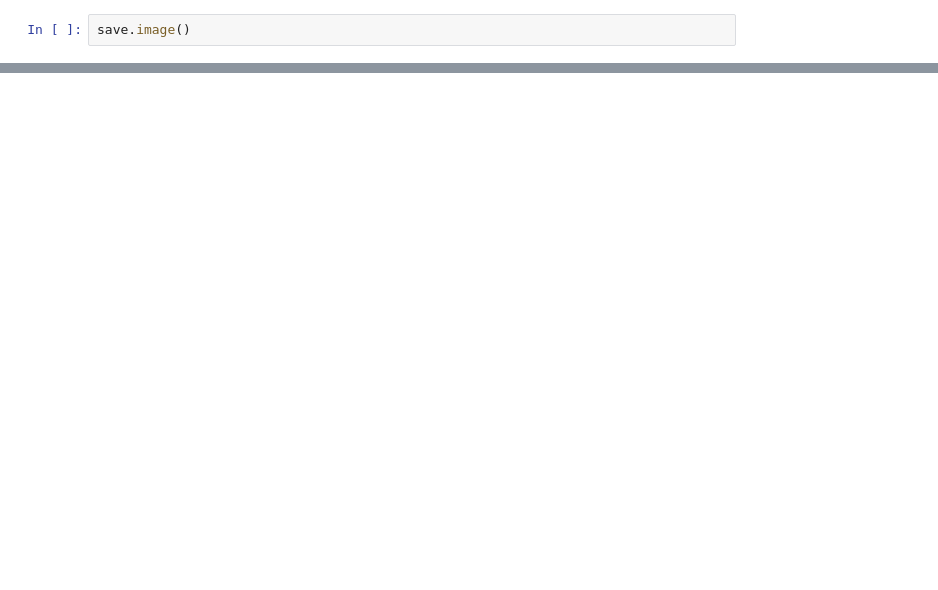
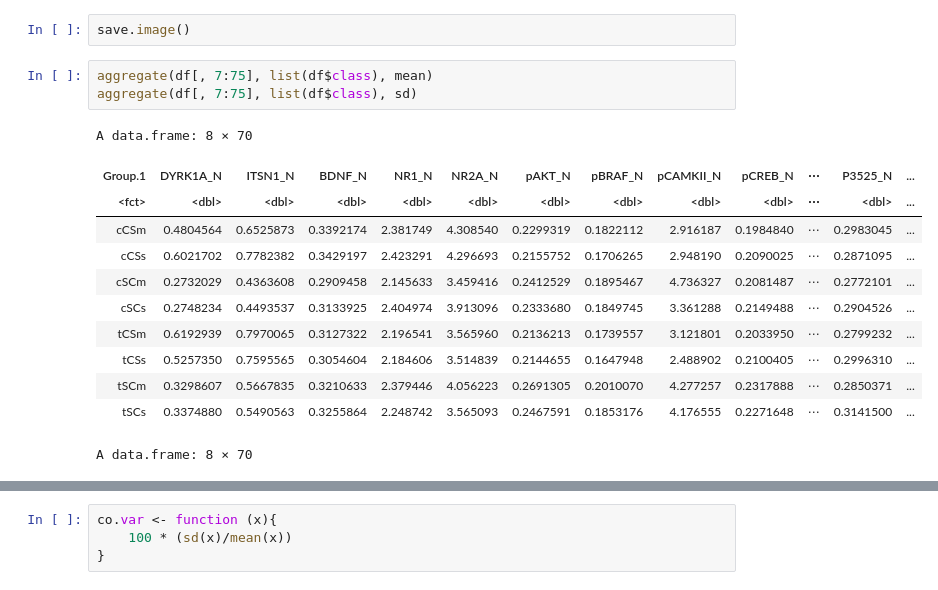
Before and after one commit to smzlogoj/ejemplos, a Jupyter notebook: inicio.ipynb, the cells around one changed output, grey strips where cells are left out. Saved outputs shown, nothing was run; the diff lists cells and outputs as text; blank space fills up the shorter version.

```diff
--- a/inicio.ipynb
+++ b/inicio.ipynb
@@ -210,3 +211,19 @@ A data.frame: 1073 × 75
 | J3295_15 | J3295 | 15 | Ts65Dn | Saline | SC | tSCs | 0.3026257 | 0.4610592 | 0.2565643 | 2.092790 | ... |
 # %%
 save.image()
+# %%
+aggregate(df[, 7:75], list(df$class), mean)
+aggregate(df[, 7:75], list(df$class), sd)
+# %% [output]
+A data.frame: 8 × 70
+| Group.1 | DYRK1A_N | ITSN1_N | BDNF_N | NR1_N | NR2A_N | pAKT_N | pBRAF_N | pCAMKII_N | pCREB_N | ⋯ | P3525_N | ... |
+| <fct> | <dbl> | <dbl> | <dbl> | <dbl> | <dbl> | <dbl> | <dbl> | <dbl> | <dbl> | ⋯ | <dbl> | ... |
+| cCSm | 0.4804564 | 0.6525873 | 0.3392174 | 2.381749 | 4.308540 | 0.2299319 | 0.1822112 | 2.916187 | 0.1984840 | ⋯ | 0.2983045 | ... |
+| cCSs | 0.6021702 | 0.7782382 | 0.3429197 | 2.423291 | 4.296693 | 0.2155752 | 0.1706265 | 2.948190 | 0.2090025 | ⋯ | 0.2871095 | ... |
+| cSCm | 0.2732029 | 0.4363608 | 0.2909458 | 2.145633 | 3.459416 | 0.2412529 | 0.1895467 | 4.736327 | 0.2081487 | ⋯ | 0.2772101 | ... |
+| cSCs | 0.2748234 | 0.4493537 | 0.3133925 | 2.404974 | 3.913096 | 0.2333680 | 0.1849745 | 3.361288 | 0.2149488 | ⋯ | 0.2904526 | ... |
+| tCSm | 0.6192939 | 0.7970065 | 0.3127322 | 2.196541 | 3.565960 | 0.2136213 | 0.1739557 | 3.121801 | 0.2033950 | ⋯ | 0.2799232 | ... |
+| tCSs | 0.5257350 | 0.7595565 | 0.3054604 | 2.184606 | 3.514839 | 0.2144655 | 0.1647948 | 2.488902 | 0.2100405 | ⋯ | 0.2996310 | ... |
+| tSCm | 0.3298607 | 0.5667835 | 0.3210633 | 2.379446 | 4.056223 | 0.2691305 | 0.2010070 | 4.277257 | 0.2317888 | ⋯ | 0.2850371 | ... |
+| tSCs | 0.3374880 | 0.5490563 | 0.3255864 | 2.248742 | 3.565093 | 0.2467591 | 0.1853176 | 4.176555 | 0.2271648 | ⋯ | 0.3141500 | ... |
+A data.frame: 8 × 70
@@ -212,0 +240,4 @@ save.image()
+# %%
+co.var <- function (x){
+    100 * (sd(x)/mean(x))
+}
```
Also changed, not shown: parts of 3 cells of this notebook, 2 other files.
